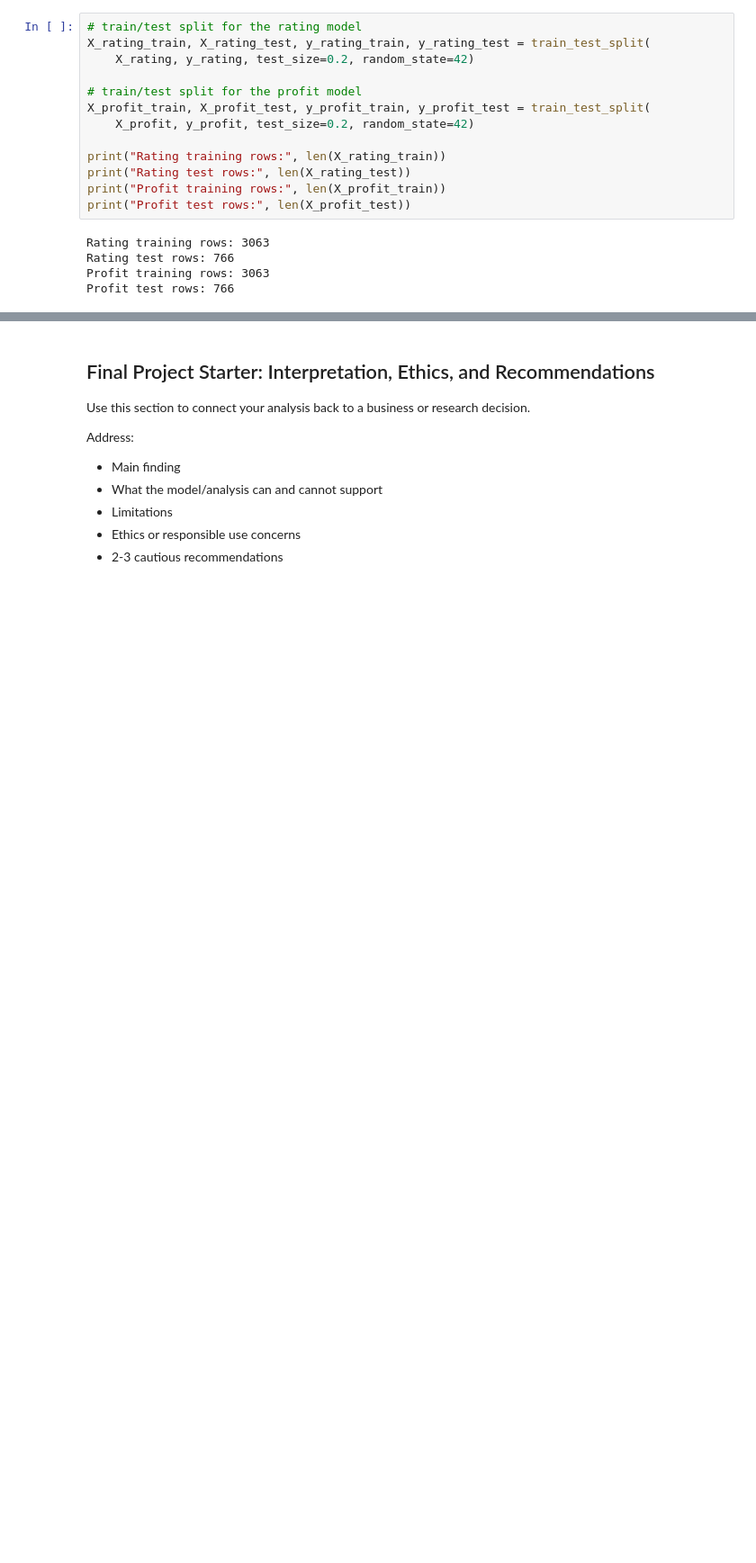
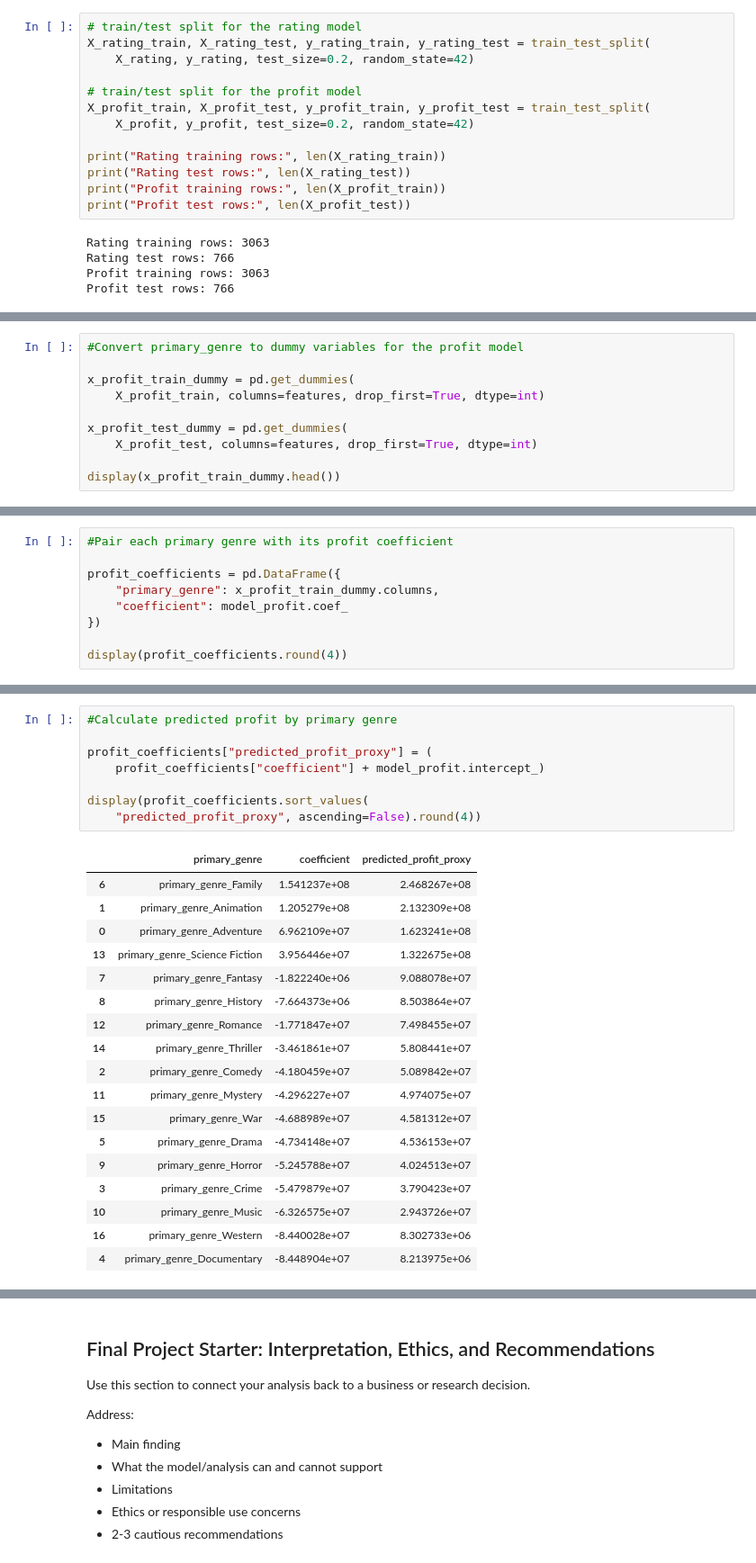
Before and after one commit to mlholg99/ban6003-project-movie-template-Meagan_Holguin, a Jupyter notebook: notebooks/movies_project_starter.ipynb, the cells around one changed output, grey strips where cells are left out. Shown at 90% size. Drawn from its saved outputs; the diff is of its cells as text; blank space fills up the shorter version.

```diff
--- a/notebooks/movies_project_starter.ipynb
+++ b/notebooks/movies_project_starter.ipynb
@@ -827,0 +873,10 @@ Profit test rows: 766
+# %%
+#Convert primary_genre to dummy variables for the profit model
+
+x_profit_train_dummy = pd.get_dummies(
+    X_profit_train, columns=features, drop_first=True, dtype=int)
+
+x_profit_test_dummy = pd.get_dummies(
+    X_profit_test, columns=features, drop_first=True, dtype=int)
+
+display(x_profit_train_dummy.head())
@@ -827,0 +1037,9 @@ Profit test rows: 766
+# %%
+#Pair each primary genre with its profit coefficient
+
+profit_coefficients = pd.DataFrame({
+    "primary_genre": x_profit_train_dummy.columns,
+    "coefficient": model_profit.coef_
+})
+
+display(profit_coefficients.round(4))
@@ -827,0 +1101,27 @@ Profit test rows: 766
+# %%
+#Calculate predicted profit by primary genre
+
+profit_coefficients["predicted_profit_proxy"] = (
+    profit_coefficients["coefficient"] + model_profit.intercept_)
+
+display(profit_coefficients.sort_values(
+    "predicted_profit_proxy", ascending=False).round(4))
+# %% [output]
+|  | primary_genre | coefficient | predicted_profit_proxy |
+| 6 | primary_genre_Family | 1.541237e+08 | 2.468267e+08 |
+| 1 | primary_genre_Animation | 1.205279e+08 | 2.132309e+08 |
+| 0 | primary_genre_Adventure | 6.962109e+07 | 1.623241e+08 |
+| 13 | primary_genre_Science Fiction | 3.956446e+07 | 1.322675e+08 |
+| 7 | primary_genre_Fantasy | -1.822240e+06 | 9.088078e+07 |
+| 8 | primary_genre_History | -7.664373e+06 | 8.503864e+07 |
+| 12 | primary_genre_Romance | -1.771847e+07 | 7.498455e+07 |
+| 14 | primary_genre_Thriller | -3.461861e+07 | 5.808441e+07 |
+| 2 | primary_genre_Comedy | -4.180459e+07 | 5.089842e+07 |
+| 11 | primary_genre_Mystery | -4.296227e+07 | 4.974075e+07 |
+| 15 | primary_genre_War | -4.688989e+07 | 4.581312e+07 |
+| 5 | primary_genre_Drama | -4.734148e+07 | 4.536153e+07 |
+| 9 | primary_genre_Horror | -5.245788e+07 | 4.024513e+07 |
+| 3 | primary_genre_Crime | -5.479879e+07 | 3.790423e+07 |
+| 10 | primary_genre_Music | -6.326575e+07 | 2.943726e+07 |
+| 16 | primary_genre_Western | -8.440028e+07 | 8.302733e+06 |
+| 4 | primary_genre_Documentary | -8.448904e+07 | 8.213975e+06 |
```
Also changed, not shown: parts of 37 cells of this notebook.
